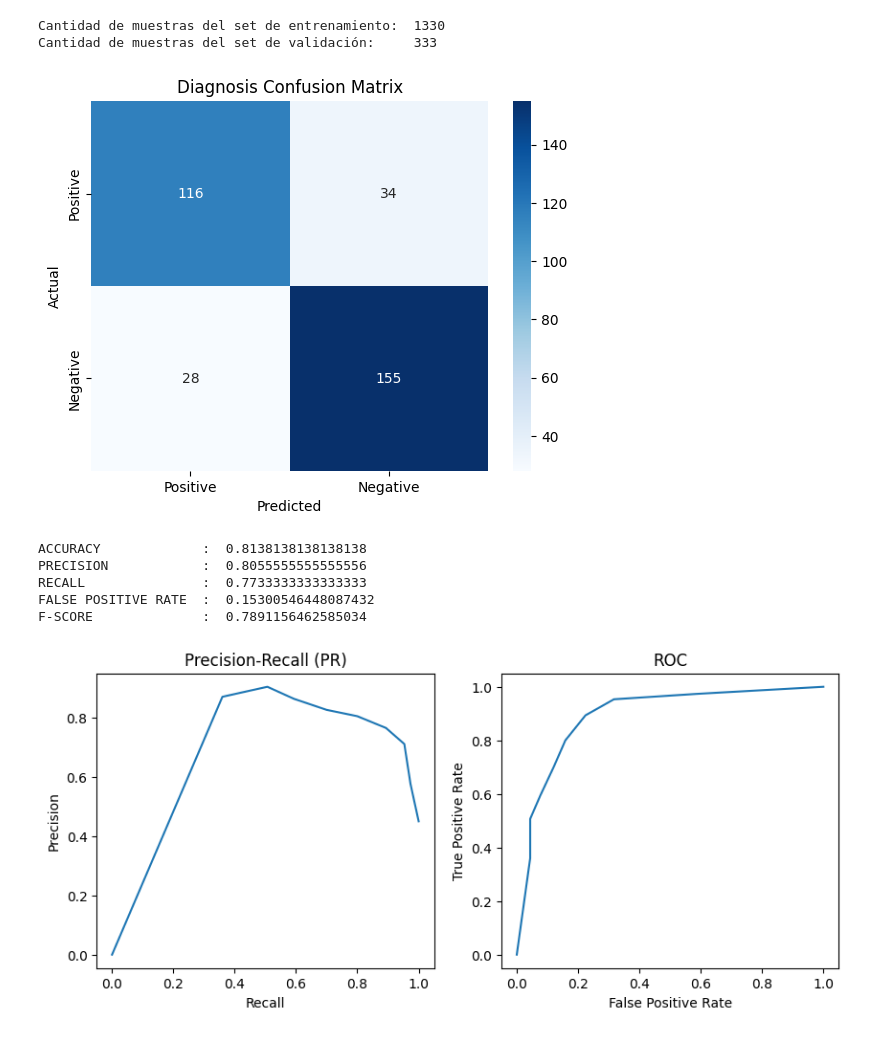
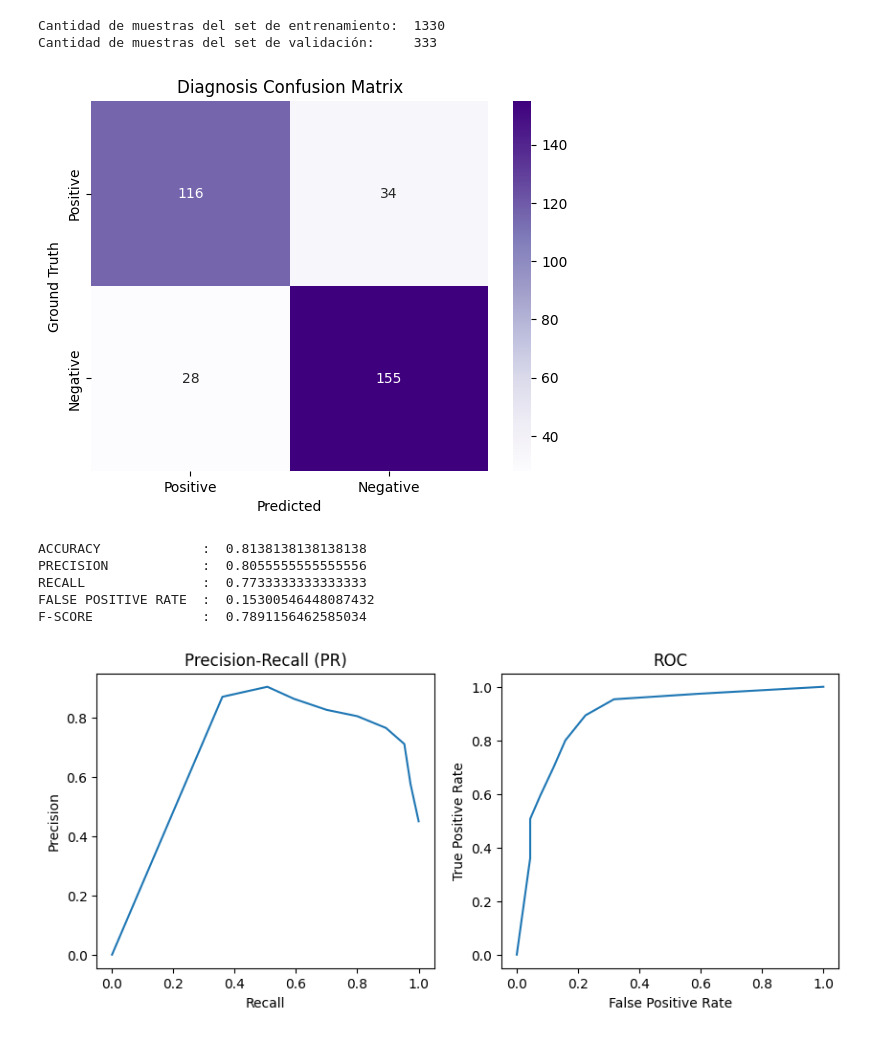
Before and after one commit to NazaGonella/TP02-machine-learning, a Jupyter notebook: Gonella_Nazareno_Notebook_TP2.ipynb, the cells around one changed output. Drawn from its saved outputs; the diff is of its cells as text; code cells hidden in the pictures.

```diff
--- a/Gonella_Nazareno_Notebook_TP2.ipynb
+++ b/Gonella_Nazareno_Notebook_TP2.ipynb
@@ -139,24 +139,10 @@ log_reg.fit_gradient_descent(step_size=0.001, tolerance=0.001)
 # %%
 log_reg.predict(validation.drop(columns=['Diagnosis']).to_numpy())
 log_reg.evaluate(validation['Diagnosis'].to_numpy())
-tp, tn, fp, fn = log_reg.get_confusion_matrix()
-conf_matrix = np.array([[tp, fn],
-                        [fp, tn]])
-conf_matrix_labels = ['Positive', 'Negative']
-df_cm = pd.DataFrame(conf_matrix, index=conf_matrix_labels, columns=conf_matrix_labels)
-sb.heatmap(df_cm, annot=True, fmt='d', cmap='Purples')
-plt.title('Diagnosis Confusion Matrix')
-plt.xlabel('Predicted')
-plt.ylabel('Ground Truth')
-plt.show()
-print("")
-print("ACCURACY             : ", log_reg.get_accuracy())
-print("PRECISION            : ", log_reg.get_precision())
-print("RECALL               : ", log_reg.get_recall())
-print("FALSE POSITIVE RATE  : ", log_reg.get_false_positive_rate())
-print("F-SCORE              : ", log_reg.get_f_score())
+log_reg.plot_confusion_matrix()
+log_reg.print_metrics()
 # %% [output]
-[figure, old version]
+[figure, new version]
 ACCURACY             :  0.8138138138138138
 PRECISION            :  0.8055555555555556
 RECALL               :  0.7733333333333333
```
Also changed, not shown: parts of 13 cells of this notebook, 3 other files.
